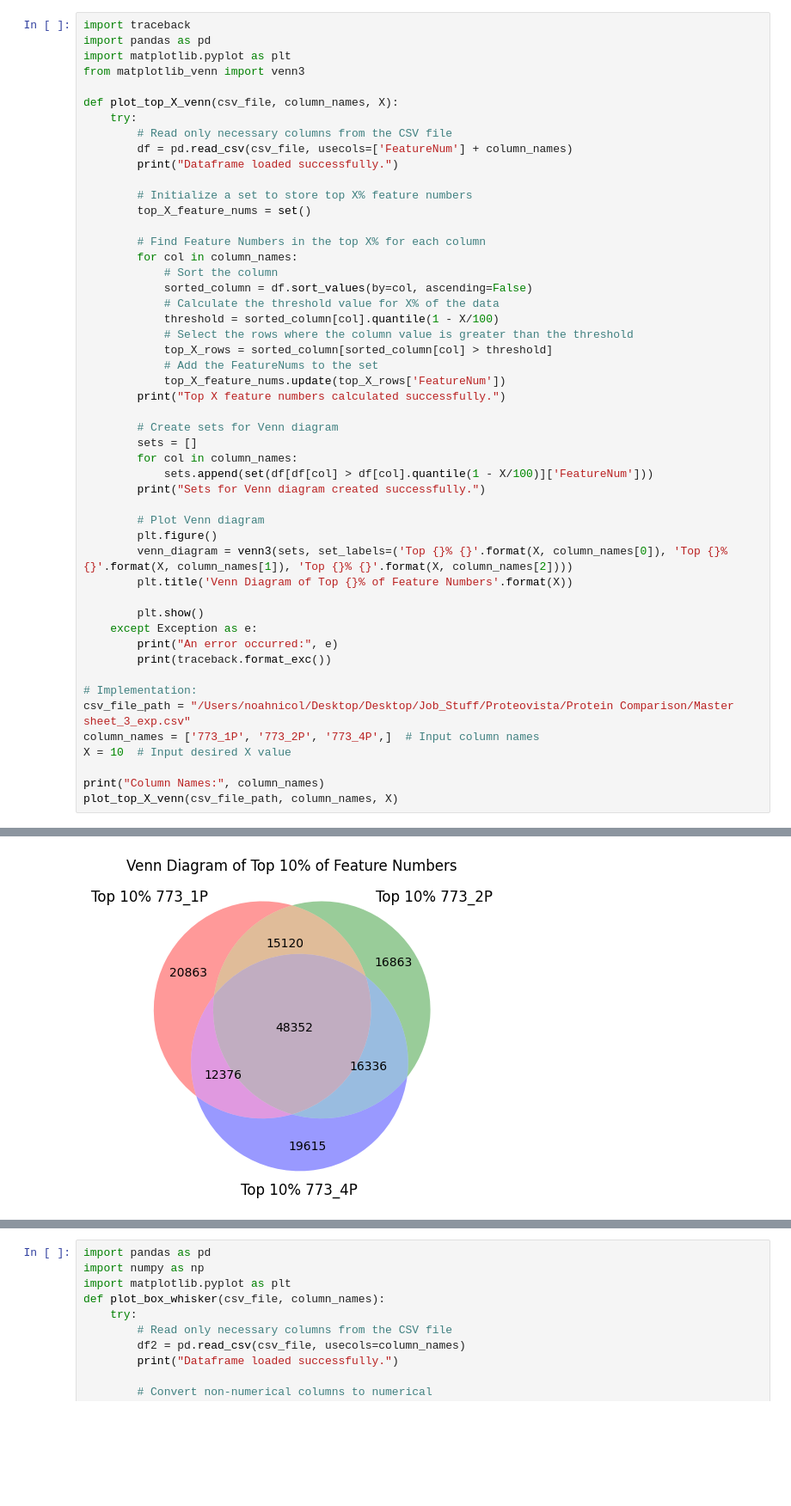
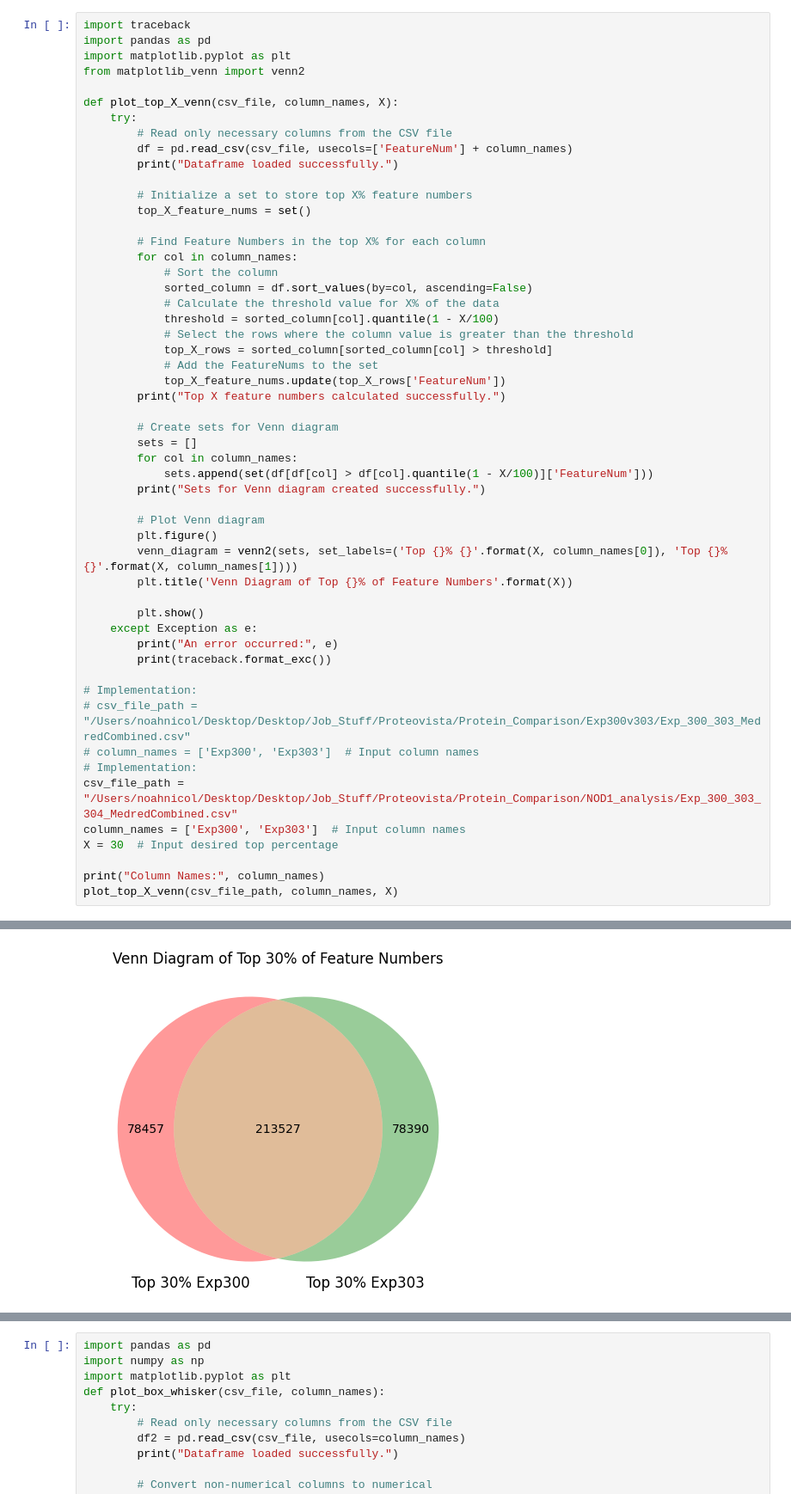
Before and after one commit to N5cent28/VisualizationPipelines, a Jupyter notebook: VenDiagram&BoxWhisker_vis.ipynb, the cells around one changed output, grey strips where cells are left out. Shown at 86% size. Cells and saved outputs as stored; diff of their text form; blank space fills up the shorter version.

Commit message:
Update VenDiagram&BoxWhisker_vis.ipynb
Further analysis including altered venn diagram, pearson correlation heatmap

```diff
--- a/VenDiagram&BoxWhisker_vis.ipynb
+++ b/VenDiagram&BoxWhisker_vis.ipynb
@@ -2,7 +2,7 @@
 import traceback
 import pandas as pd
 import matplotlib.pyplot as plt
-from matplotlib_venn import venn3
+from matplotlib_venn import venn2
 
 def plot_top_X_venn(csv_file, column_names, X):
     try:
@@ -33,7 +33,7 @@ def plot_top_X_venn(csv_file, column_names, X):
 
         # Plot Venn diagram
         plt.figure()
-        venn_diagram = venn3(sets, set_labels=('Top {}% {}'.format(X, column_names[0]), 'Top {}% {}'.format(X, column_names[1]), 'Top {}% {}'.format(X, column_names[2])))
+        venn_diagram = venn2(sets, set_labels=('Top {}% {}'.format(X, column_names[0]), 'Top {}% {}'.format(X, column_names[1])))
         plt.title('Venn Diagram of Top {}% of Feature Numbers'.format(X))
 
         plt.show()
@@ -42,9 +42,12 @@ def plot_top_X_venn(csv_file, column_names, X):
         print(traceback.format_exc())
 
 # Implementation:
-csv_file_path = "/Users/noahnicol/Desktop/Desktop/Job_Stuff/Proteovista/Protein Comparison/Master sheet_3_exp.csv"
-column_names = ['773_1P', '773_2P', '773_4P',]  # Input column names
-X = 10  # Input desired X value
+# csv_file_path = "/Users/noahnicol/Desktop/Desktop/Job_Stuff/Proteovista/Protein_Comparison/Exp300v303/Exp_300_303_MedredCombined.csv"
+# column_names = ['Exp300', 'Exp303']  # Input column names
+# Implementation:
+csv_file_path = "/Users/noahnicol/Desktop/Desktop/Job_Stuff/Proteovista/Protein_Comparison/NOD1_analysis/Exp_300_303_304_MedredCombined.csv"
+column_names = ['Exp300', 'Exp303']  # Input column names
+X = 30  # Input desired top percentage
 
 print("Column Names:", column_names)
 plot_top_X_venn(csv_file_path, column_names, X)
@@ -53,4 +56,4 @@ Column Names: ['773_1P', '773_2P', '773_4P']
 Dataframe loaded successfully.
 Top X feature numbers calculated successfully.
 Sets for Venn diagram created successfully.
-[figure, old version]
+[figure, new version]
```
Also changed, not shown: parts of 4 cells of this notebook.
